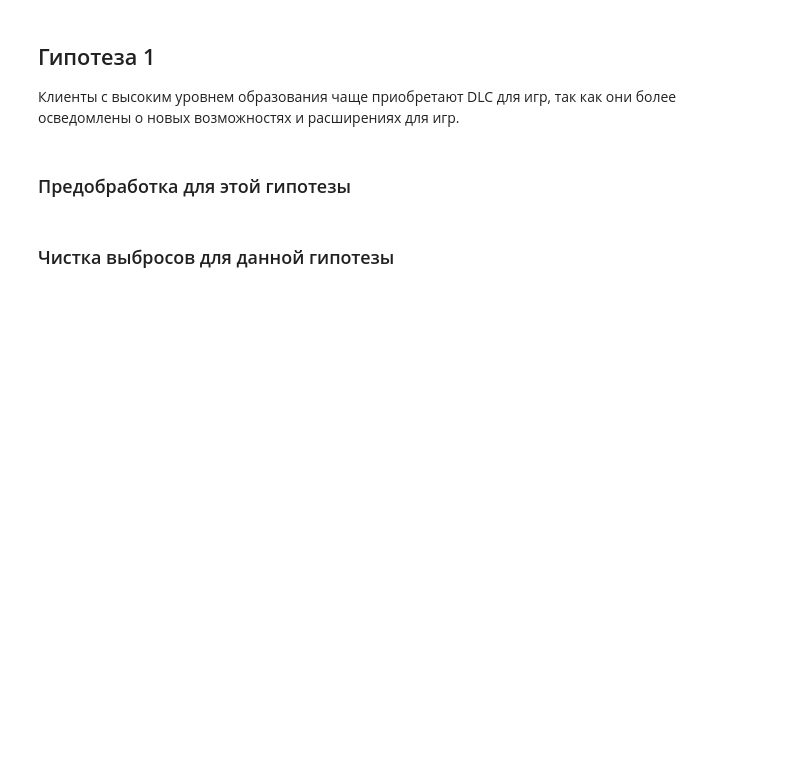
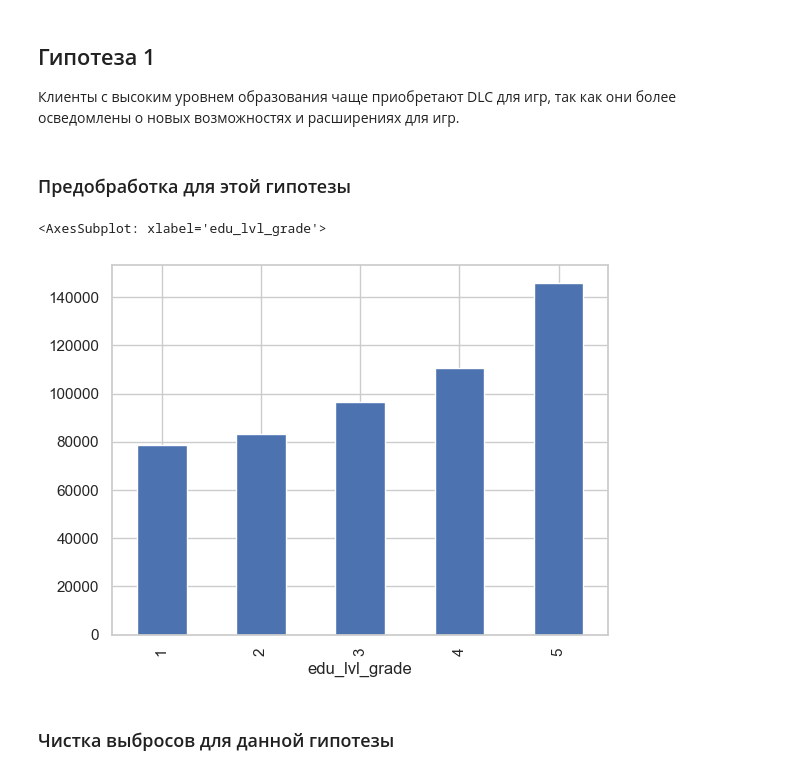
Before and after one commit to kotoskar/dano-final-tinkoff-games, a Jupyter notebook: data_check.ipynb, the cells around one changed output. Drawn from its saved outputs; the diff is of its cells as text; code cells hidden in the pictures; blank space fills up the shorter version.

```diff
--- a/data_check.ipynb
+++ b/data_check.ipynb
@@ -48,3 +48,8 @@ df['education_level'] = df['client_id'].map(highest_edu_lvl_by_client)
+# %%
+df.drop_duplicates(subset=['client_id']).groupby('edu_lvl_grade')['mean_income'].mean().plot(kind='bar')
+# %% [output]
+<AxesSubplot: xlabel='edu_lvl_grade'>
+[figure, added]
 # %% [markdown]
 ### Чистка выбросов для данной гипотезы
 # %%
```
Also changed, not shown: parts of 6 cells of this notebook.
